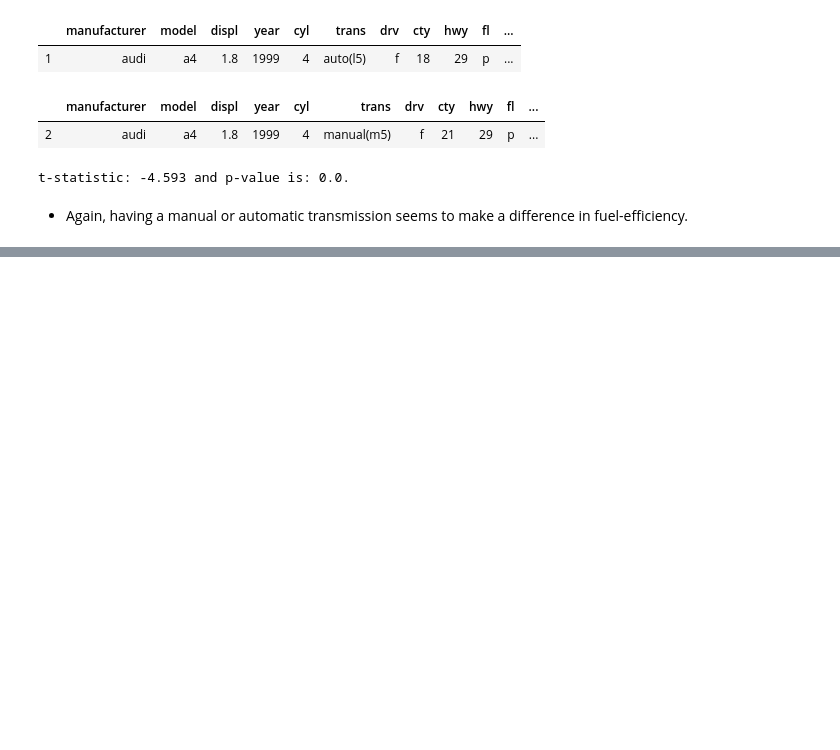
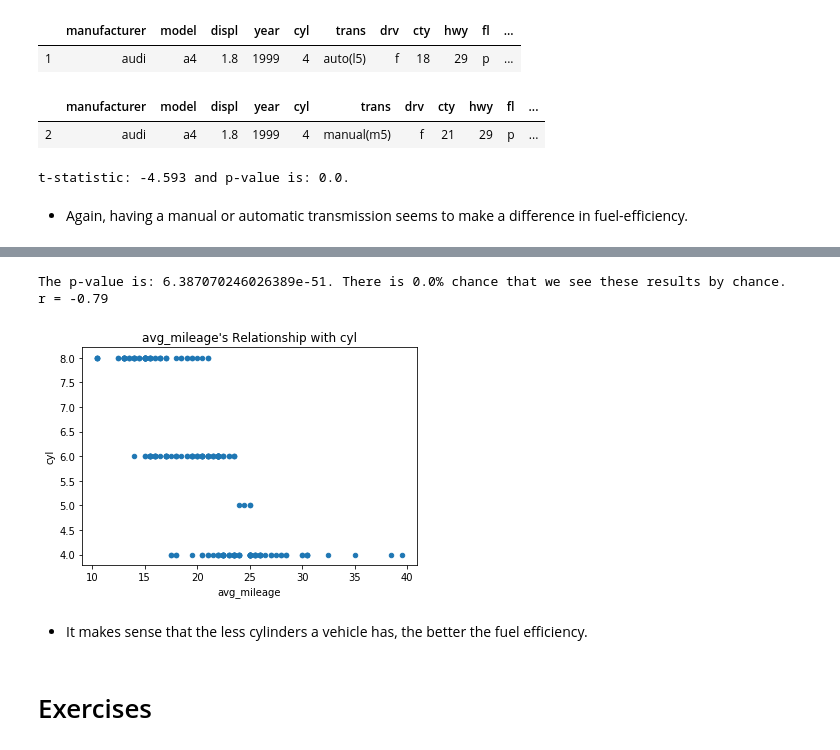
Before and after one commit to faithkane3/codeup_review, a Jupyter notebook: stats_review.ipynb, the cells around one changed output, grey strips where cells are left out. Saved outputs shown, nothing was run; the diff lists cells and outputs as text; code cells hidden in the pictures; blank space fills up the shorter version.

```diff
--- a/stats_review.ipynb
+++ b/stats_review.ipynb
@@ -351,0 +382,10 @@ t-statistic: -4.593 and p-value is: 0.0.
+# %%
+correlation_exploration(mpg, 'avg_mileage', 'cyl')
+# %% [output]
+The p-value is: 6.387070246026389e-51. There is 0.0% chance that we see these results by chance.
+r = -0.79
+[figure, added]
+# %% [markdown]
+- It makes sense that the less cylinders a vehicle has, the better the fuel efficiency.
+# %% [markdown]
+# Exercises
```
Also changed, not shown: parts of 28 cells of this notebook, 2 other files.
